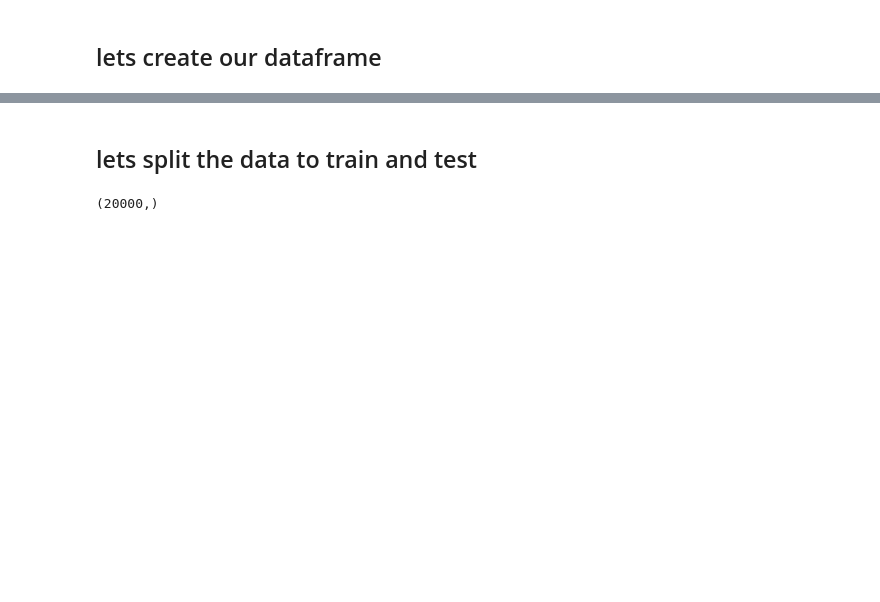
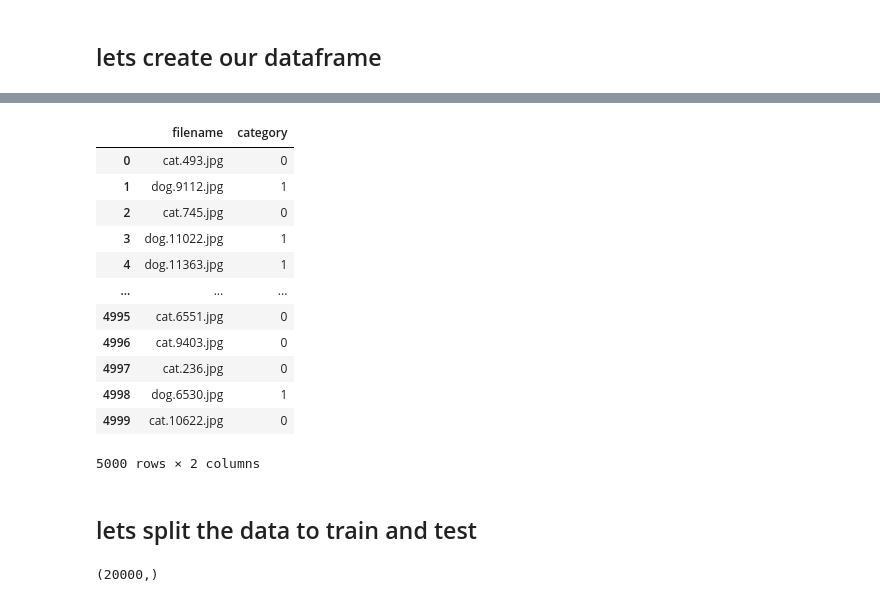
Before and after one commit to TalSomech/Data-Sc-101, a Jupyter notebook: Dogs Vs Cats.ipynb, the cells around one changed output, grey strips where cells are left out. Cells and saved outputs as stored; diff of their text form; code cells hidden in the pictures; blank space fills up the shorter version.

```diff
--- a/Dogs Vs Cats.ipynb
+++ b/Dogs Vs Cats.ipynb
@@ -45,0 +50,3 @@ df
+# %%
+train_df=train_df.drop("index",axis=1)
+validate_df=validate_df.drop("index",axis=1)
@@ -78,7 +104,25 @@ img_label=np.array(img_label)
 # %%
 #df_t = pd.DataFrame({'data': img_label, 'label': img_data}, columns=['label', 'data'])
 #df_t = pd.DataFrame(img_data, columns=['data'])
 #img_data.shape
+#y_train.shap
+validate_df
+#y_train.value
+#x_test.shape
+# %% [output]
+|  | filename | category |
+| 0 | cat.493.jpg | 0 |
+| 1 | dog.9112.jpg | 1 |
+| 2 | cat.745.jpg | 0 |
+| 3 | dog.11022.jpg | 1 |
+| 4 | dog.11363.jpg | 1 |
+| ... | ... | ... |
+| 4995 | cat.6551.jpg | 0 |
+| 4996 | cat.9403.jpg | 0 |
+| 4997 | cat.236.jpg | 0 |
+| 4998 | dog.6530.jpg | 1 |
+| 4999 | cat.10622.jpg | 0 |
+5000 rows × 2 columns
 # %% [markdown]
 ## lets split the data to train and test
 # %%
```
Also changed, not shown: parts of 18 cells of this notebook, 1 other file.
